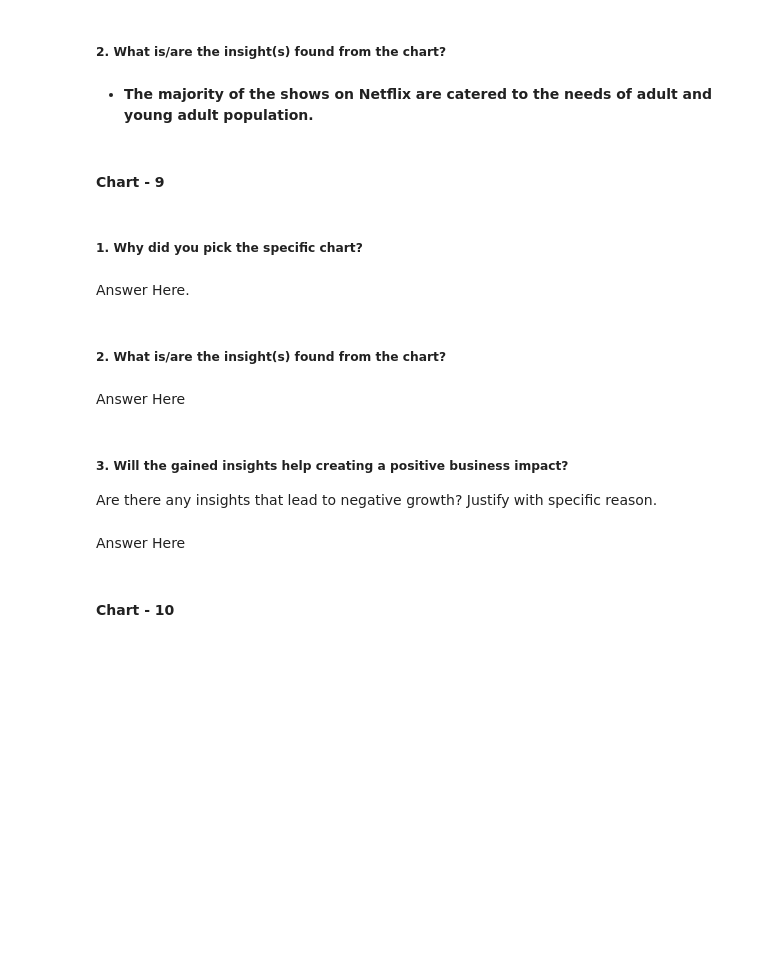
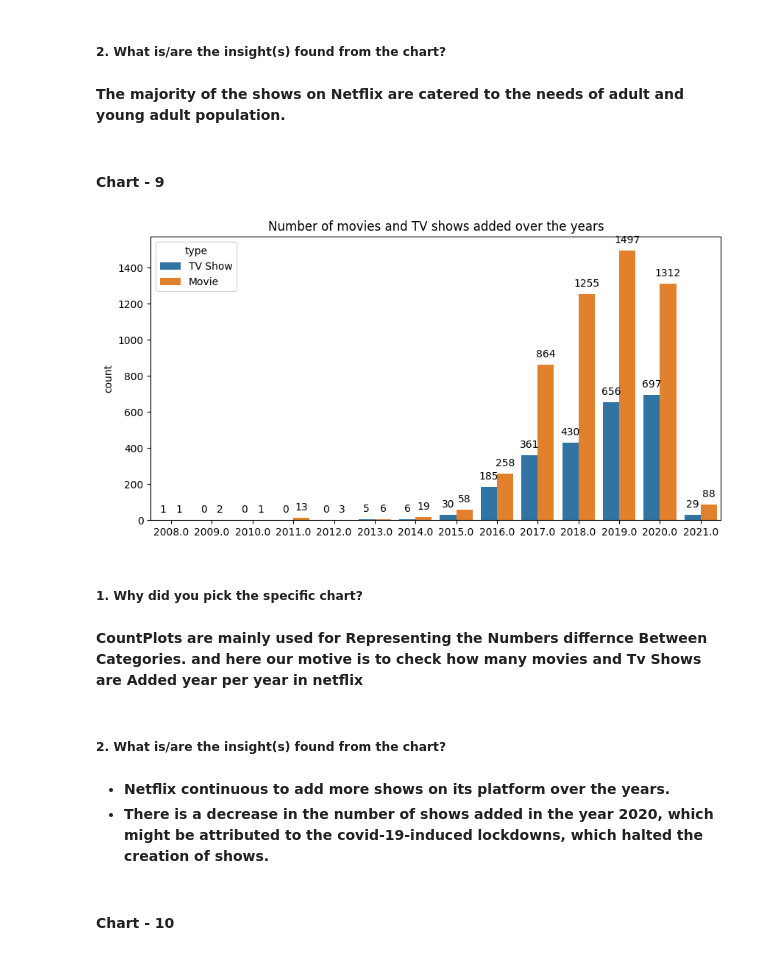
Before and after one commit to Sharad-t/Netflix-Movies-and-TV-Shows-Clustering, a Jupyter notebook: Netflix_Movies_and_TV_Shows_Clustering_Notebook.ipynb, the cells around one changed output. Drawn from its saved outputs; the diff is of its cells as text; code cells hidden in the pictures; blank space fills up the shorter version.

Commit message:
Data Visualization Completed

```diff
--- a/Netflix_Movies_and_TV_Shows_Clustering_Notebook.ipynb
+++ b/Netflix_Movies_and_TV_Shows_Clustering_Notebook.ipynb
@@ -119,6 +119,7 @@ Drive already mounted at /content/drive; to attempt to forcibly remount, call dr
 # %%
 # Load Dataset
-df= pd.read_csv('/content/drive/MyDrive/Capstone Projects/{Capstone Project -4 } (ML Clustering) Netflix_Movies_and_TV_Shows_Clustering/NETFLIX MOVIES AND TV SHOWS CLUSTERING.csv')
+df = pd.read_csv(
+'/content/drive/MyDrive/Capstone Projects/{Capstone Project -4 } (ML Clustering) Netflix_Movies_and_TV_Shows_Clustering/NETFLIX MOVIES AND TV SHOWS CLUSTERING.csv')
 # df = pd.read_csv("NETFLIX MOVIES AND TV SHOWS CLUSTERING.csv")
 # %% [markdown]
 ### Dataset First View
@@ -508,6 +633,6 @@ Text(0.5, 1.0, 'Number of shows on Netflix for different age groups')
 # %% [markdown]
 ##### 2. What is/are the insight(s) found from the chart?
 # %% [markdown]
-* **The majority of the shows on Netflix are catered to the needs of adult and young adult population.**
+**The majority of the shows on Netflix are catered to the needs of adult and young adult population.**
 # %% [markdown]
 #### Chart - 9
@@ -516,15 +639,23 @@ Text(0.5, 1.0, 'Number of shows on Netflix for different age groups')
+# %%
+# Chart - 9 visualization code
+
+plt.figure(figsize=(10, 5))
+p = sns.countplot(x='year_added', data=df, hue='type')
+plt.title('Number of movies and TV shows added over the years')
+plt.xlabel('')
+for i in p.patches:
+    p.annotate(format(i.get_height(), '.0f'), (i.get_x() + i.get_width() / 2., i.get_height()),
+               ha='center', va='center', xytext=(0, 10), textcoords='offset points')
+# %% [output]
+[figure, added]
 # %% [markdown]
 ##### 1. Why did you pick the specific chart?
-# %% [markdown]
-Answer Here.
+# %% [markdown]
+**CountPlots are mainly used for Representing the Numbers differnce Between Categories. and here our motive is to check how many movies and Tv Shows are Added year per year in netflix**
 # %% [markdown]
 ##### 2. What is/are the insight(s) found from the chart?
-# %% [markdown]
-Answer Here
-# %% [markdown]
-##### 3. Will the gained insights help creating a positive business impact?
-Are there any insights that lead to negative growth? Justify with specific reason.
-# %% [markdown]
-Answer Here
+# %% [markdown]
+* **Netflix continuous to add more shows on its platform over the years.**
+* **There is a decrease in the number of shows added in the year 2020, which might be attributed to the covid-19-induced lockdowns, which halted the creation of shows.**
 # %% [markdown]
 #### Chart - 10
```
Also changed, not shown: parts of 55 cells of this notebook.
